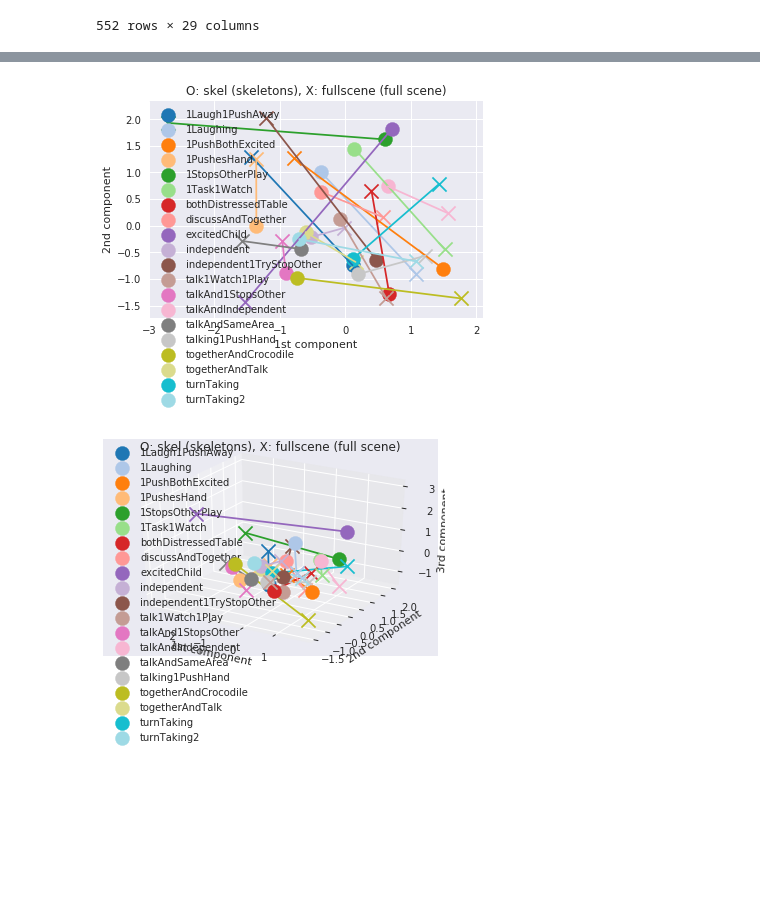
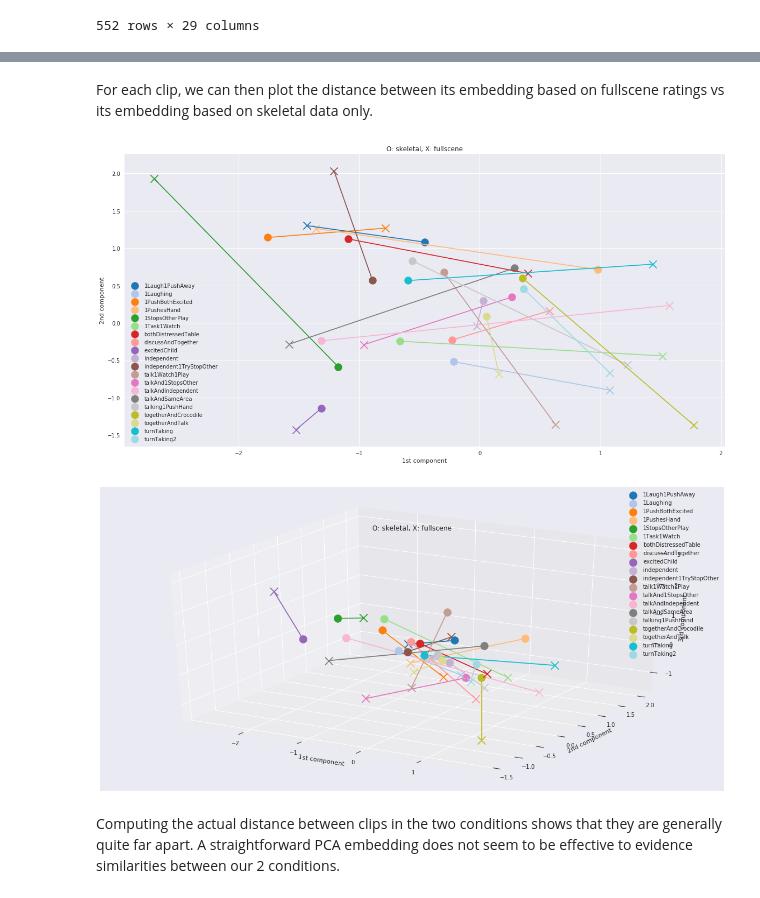
Before and after one commit to severin-lemaignan/pinsoro-kinematics, a Jupyter notebook: classification.ipynb, the cells around one changed output, grey strips where cells are left out. Drawn from its saved outputs; the diff is of its cells as text; code cells hidden in the pictures; blank space fills up the shorter version.

```diff
--- a/classification.ipynb
+++ b/classification.ipynb
@@ -45,12 +83,2 @@ df
 # %%
 from sklearn.decomposition import PCA
-# %%
-skel_df=df[df["condition"]==2] # skeleton only
-skel=skel_df.T.iloc[7:].T.values
-skel_means=skel_df.groupby(["clipName"]).mean().T.iloc[6:].T
-skel_labels=skel_df["clipName"].values
-
-fullscene_df=df[df["condition"]==4] # full scene
-fullscene=fullscene_df.T.iloc[7:].T.values
-fullscene_means=fullscene_df.groupby(["clipName"]).mean().T.iloc[6:].T
-fullscene_labels=fullscene_df["clipName"].values
@@ -101,14 +89,12 @@ skel_df.groupby(["clipName"]).mean().T.iloc[6:].T
 # %%
-fullscene_pca_model=PCA(n_components=6)
-fullscene_pca_model.fit(fullscene)
+nb_components = 6
+
+fullscene_pca_model=PCA(n_components=nb_components).fit(fullscene)
 
 fullscene_pca = fullscene_pca_model.transform(fullscene)
 fullscene_means_pca = fullscene_pca_model.transform(fullscene_means.values)
 
-# either we create an independent PCA model for the skeletal data, or
-# we reuse the fullscene one
-skel_pca_model=PCA(n_components=6).fit(skel)
-#skel_pca_model = fullscene_pca_model
+skel_pca_model = fullscene_pca_model
 
 skel_pca = skel_pca_model.transform(skel)
 skel_means_pca = skel_pca_model.transform(skel_means.values)
@@ -125,8 +119,12 @@ plot_embedding(fullscene_pca, fullscene_labels, fullscene_means_pca, fullscene_m
+# %% [markdown]
+For each clip, we can then plot the distance between its embedding based on fullscene ratings vs its embedding based on skeletal data only.
 # %%
-plot_compare_embeddings(skel_means_pca, fullscene_means_pca, skel_means.index,three_d=False)
-plot_compare_embeddings(skel_means_pca, fullscene_means_pca, skel_means.index,three_d=True)
+plot_compare_embeddings(skel_means_pca, fullscene_means_pca, skel_means.index, title="O: skeletal, X: fullscene", three_d=False)
+plot_compare_embeddings(skel_means_pca, fullscene_means_pca, skel_means.index, title="O: skeletal, X: fullscene", three_d=True)
 # %% [output]
-[figure, old version]
+[figure, new version]
-[figure, old version]
+[figure, new version]
+# %% [markdown]
+Computing the actual distance between clips in the two conditions shows that they are generally quite far apart. A straightforward PCA embedding does not seem to be effective to evidence similarities between our 2 conditions.
 # %%
 distances_pca=pd.DataFrame(np.power(np.sum(np.power(skel_means_pca - fullscene_means_pca, 2), axis=1), 0.5), index=skel_means.index, columns=["distance_pca"])
```
Also changed, not shown: parts of 63 cells of this notebook, 1 other file.
